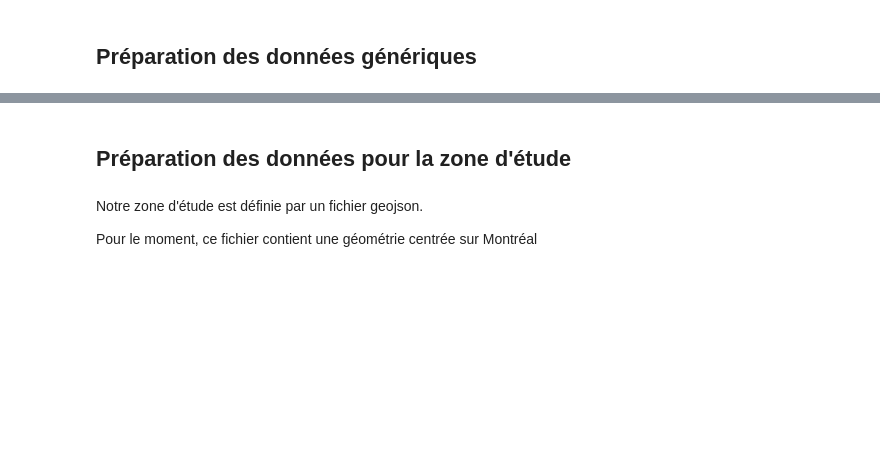
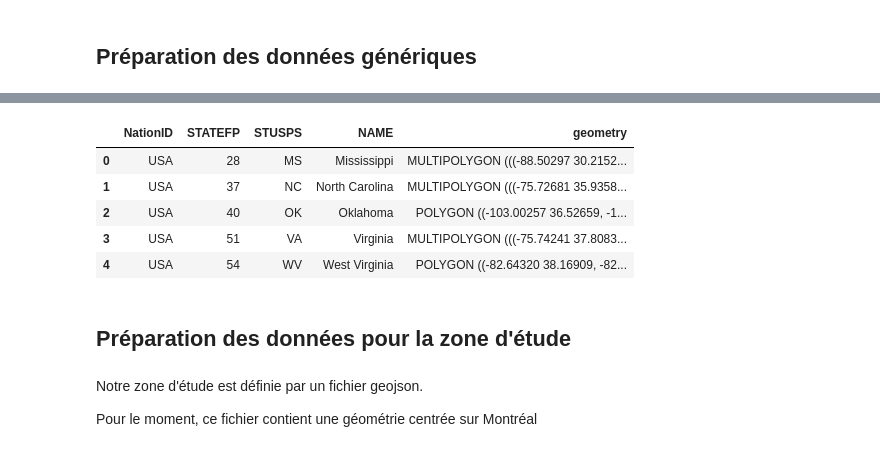
Before and after one commit to BastienBoucherat/geo6149, a Jupyter notebook: geo6149_projet_bastien.ipynb, the cells around one changed output, grey strips where cells are left out. Saved outputs shown, nothing was run; the diff lists cells and outputs as text; code cells hidden in the pictures; blank space fills up the shorter version.

```diff
--- a/geo6149_projet_bastien.ipynb
+++ b/geo6149_projet_bastien.ipynb
@@ -157,3 +206,12 @@ data_sources_df
+# %%
+us_boundaries_gdf.head()
+# %% [output]
+|  | NationID | STATEFP | STUSPS | NAME | geometry |
+| 0 | USA | 28 | MS | Mississippi | MULTIPOLYGON (((-88.50297 30.2152... |
+| 1 | USA | 37 | NC | North Carolina | MULTIPOLYGON (((-75.72681 35.9358... |
+| 2 | USA | 40 | OK | Oklahoma | POLYGON ((-103.00257 36.52659, -1... |
+| 3 | USA | 51 | VA | Virginia | MULTIPOLYGON (((-75.74241 37.8083... |
+| 4 | USA | 54 | WV | West Virginia | POLYGON ((-82.64320 38.16909, -82... |
 # %% [markdown]
 ## Préparation des données pour la zone d'étude
 # %% [markdown]
```
Also changed, not shown: parts of 4 cells of this notebook.
